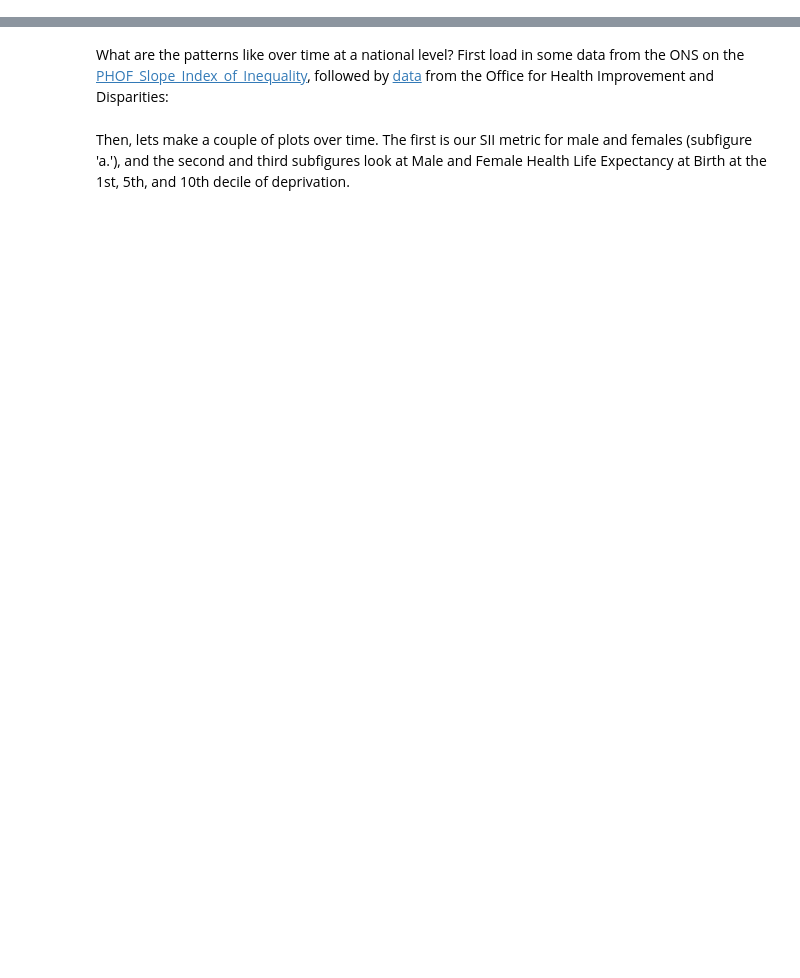
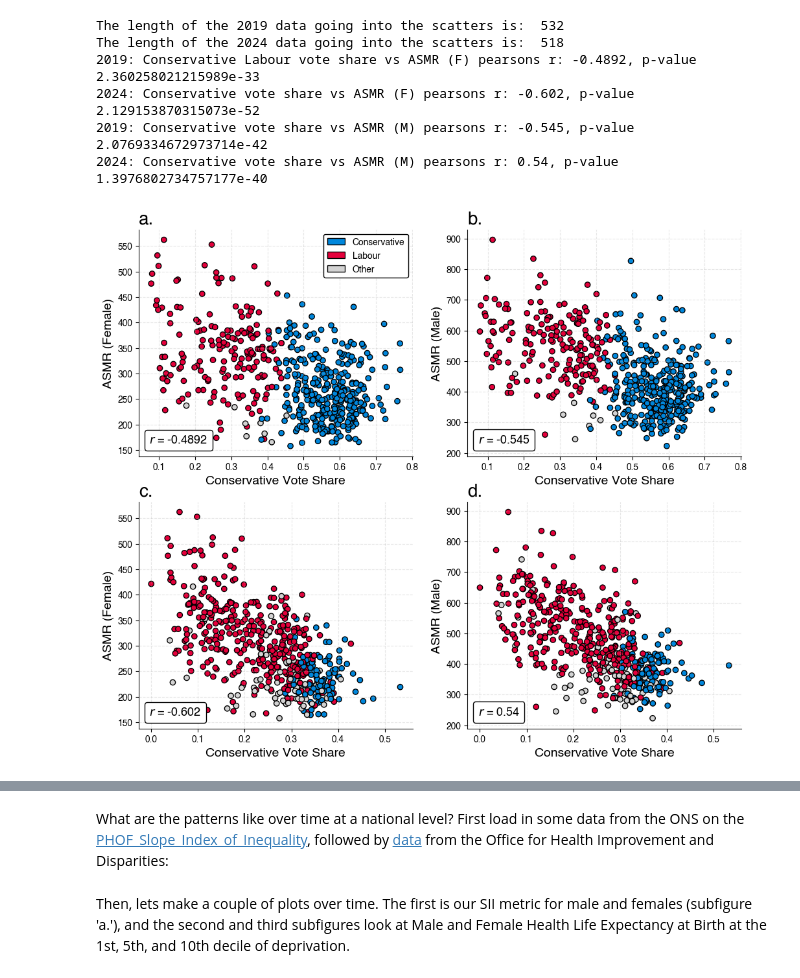
Before and after one commit to crahal/replicating_smith_and_dorling, a Jupyter notebook: src/replicating_smith_and_dorling.ipynb, the cells around one changed output, grey strips where cells are left out. Saved outputs shown, nothing was run; the diff lists cells and outputs as text; code cells hidden in the pictures; blank space fills up the shorter version.

```diff
--- a/src/replicating_smith_and_dorling.ipynb
+++ b/src/replicating_smith_and_dorling.ipynb
@@ -37,0 +149,10 @@ Labour vote share vs ASMR (M) pearsons r: 0.707, p-value 6.947740245646491e-82
+# %%
+plot_scatters(df_2019, df_2024, ['Con PC', 'Conservative', False])
+# %% [output]
+The length of the 2019 data going into the scatters is:  532
+The length of the 2024 data going into the scatters is:  518
+2019: Conservative Labour vote share vs ASMR (F) pearsons r: -0.4892, p-value 2.360258021215989e-33
+2024: Conservative vote share vs ASMR (F) pearsons r: -0.602, p-value 2.129153870315073e-52
+2019: Conservative vote share vs ASMR (M) pearsons r: -0.545, p-value 2.0769334672973714e-42
+2024: Conservative vote share vs ASMR (M) pearsons r: 0.54, p-value 1.3976802734757177e-40
+[figure, added]
```
Also changed, not shown: parts of 54 cells of this notebook, 7 other files.
